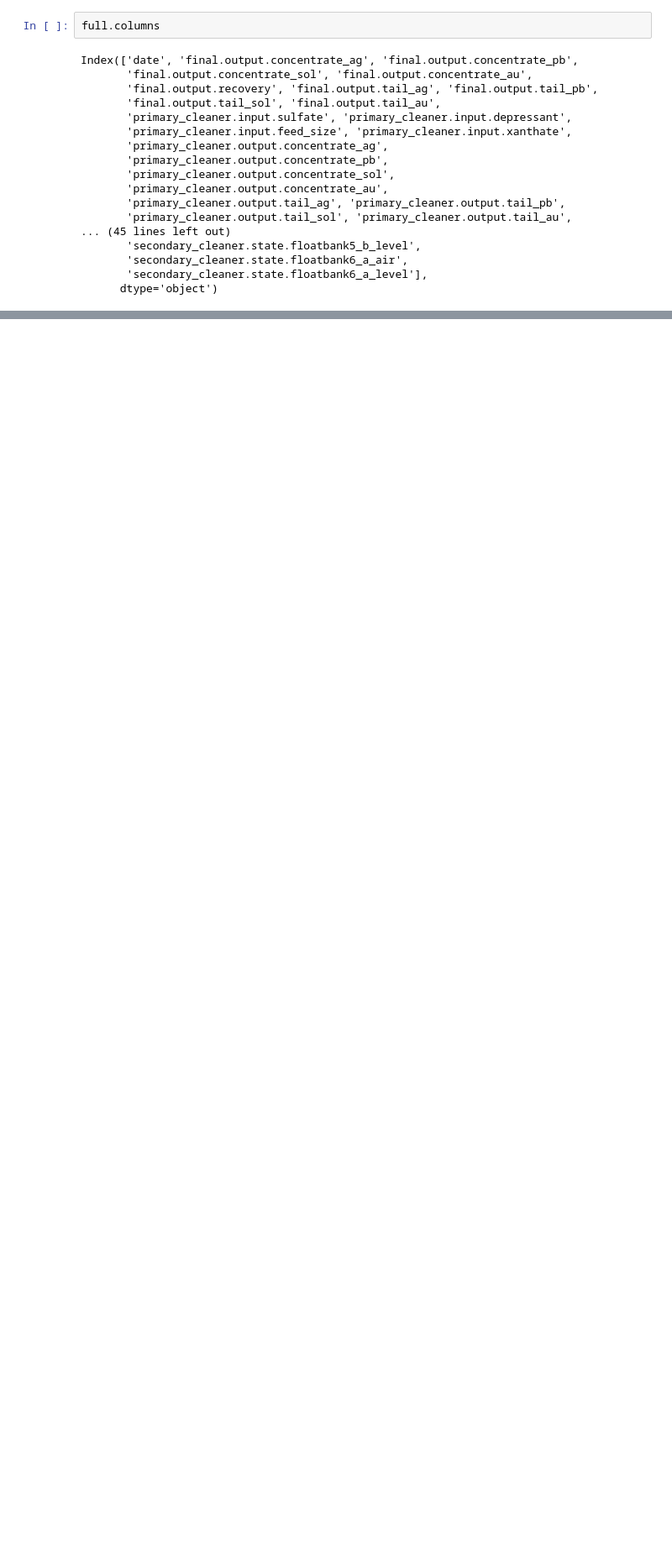
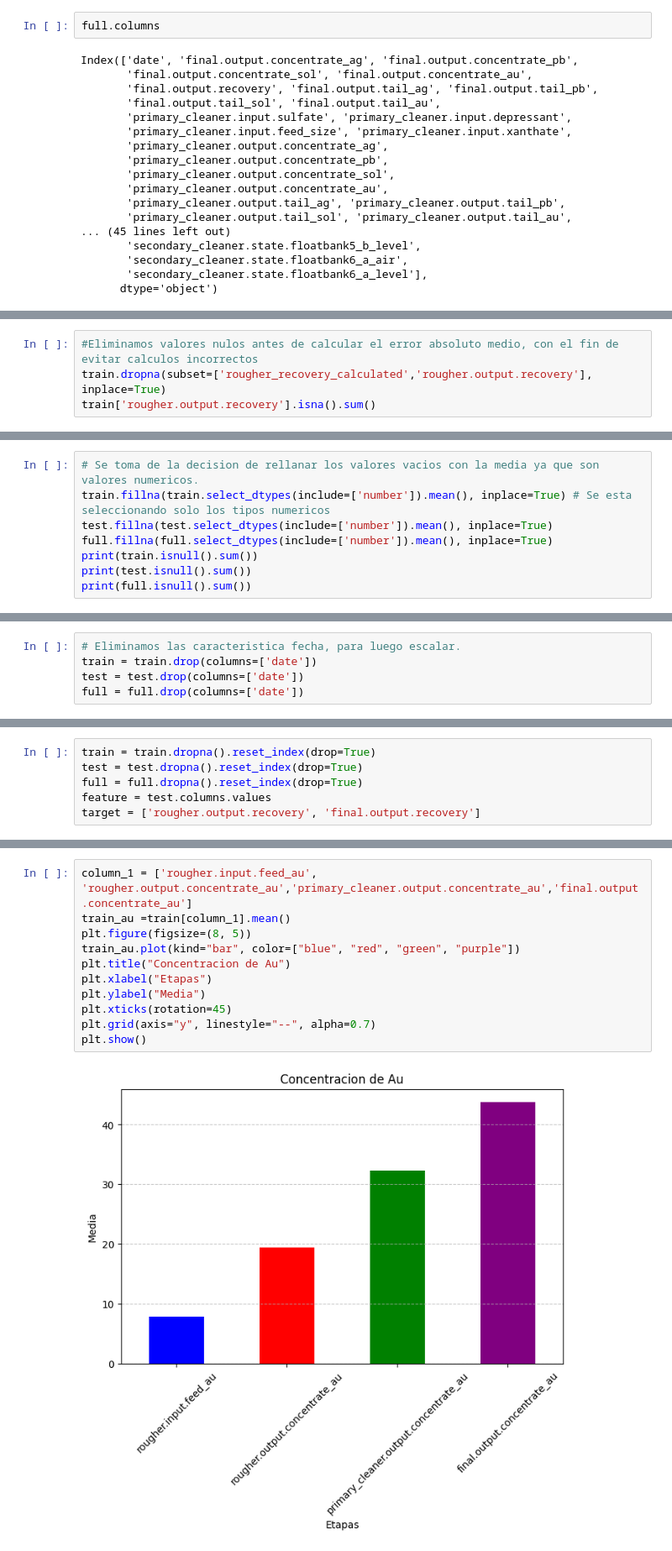
Before and after one commit to marxramos/ML-PREDICCION-DE-EXTRACCION-DEL-MINERAL-ORO, a Jupyter notebook: Notebook/ml_zyfra.ipynb, the cells around one changed output, grey strips where cells are left out. Shown at 84% size. Drawn from its saved outputs; the diff is of its cells as text; blank space fills up the shorter version.

```diff
--- a/Notebook/ml_zyfra.ipynb
+++ b/Notebook/ml_zyfra.ipynb
@@ -82,0 +104,4 @@ Index(['date', 'final.output.concentrate_ag', 'final.output.concentrate_pb',
+# %%
+#Eliminamos valores nulos antes de calcular el error absoluto medio, con el fin de evitar calculos incorrectos
+train.dropna(subset=['rougher_recovery_calculated','rougher.output.recovery'], inplace=True)
+train['rougher.output.recovery'].isna().sum()
@@ -82,0 +199,8 @@ Index(['date', 'final.output.concentrate_ag', 'final.output.concentrate_pb',
+# %%
+# Se toma de la decision de rellanar los valores vacios con la media ya que son valores numericos.
+train.fillna(train.select_dtypes(include=['number']).mean(), inplace=True) # Se esta seleccionando solo los tipos numericos
+test.fillna(test.select_dtypes(include=['number']).mean(), inplace=True)
+full.fillna(full.select_dtypes(include=['number']).mean(), inplace=True)
+print(train.isnull().sum())
+print(test.isnull().sum())
+print(full.isnull().sum())
@@ -82,0 +245,5 @@ Index(['date', 'final.output.concentrate_ag', 'final.output.concentrate_pb',
+# %%
+# Eliminamos las caracteristica fecha, para luego escalar.
+train = train.drop(columns=['date'])
+test = test.drop(columns=['date'])
+full = full.drop(columns=['date'])
@@ -82,0 +299,6 @@ Index(['date', 'final.output.concentrate_ag', 'final.output.concentrate_pb',
+# %%
+train = train.dropna().reset_index(drop=True)
+test = test.dropna().reset_index(drop=True)
+full = full.dropna().reset_index(drop=True)
+feature = test.columns.values
+target = ['rougher.output.recovery', 'final.output.recovery']
@@ -82,0 +356,13 @@ Index(['date', 'final.output.concentrate_ag', 'final.output.concentrate_pb',
+# %%
+column_1 = ['rougher.input.feed_au', 'rougher.output.concentrate_au','primary_cleaner.output.concentrate_au','final.output.concentrate_au']
+train_au =train[column_1].mean()
+plt.figure(figsize=(8, 5))
+train_au.plot(kind="bar", color=["blue", "red", "green", "purple"])
+plt.title("Concentracion de Au")
+plt.xlabel("Etapas")
+plt.ylabel("Media")
+plt.xticks(rotation=45)
+plt.grid(axis="y", linestyle="--", alpha=0.7)
+plt.show()
+# %% [output]
+[figure, added]
```
Also changed, not shown: parts of 28 cells of this notebook.
